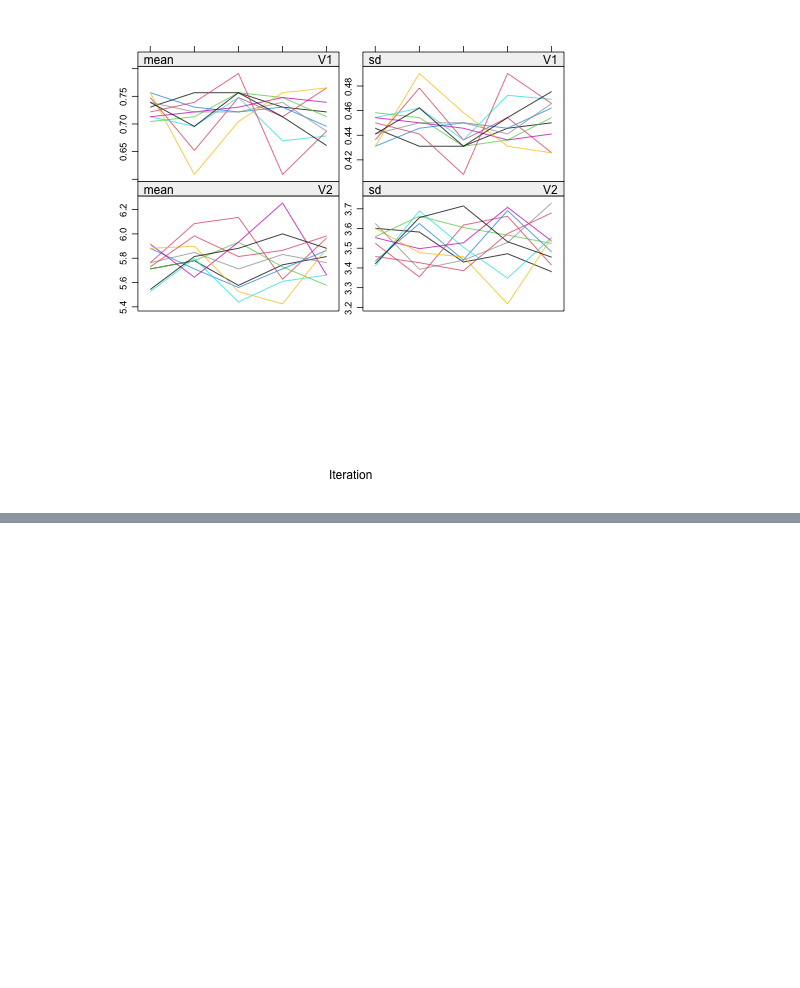
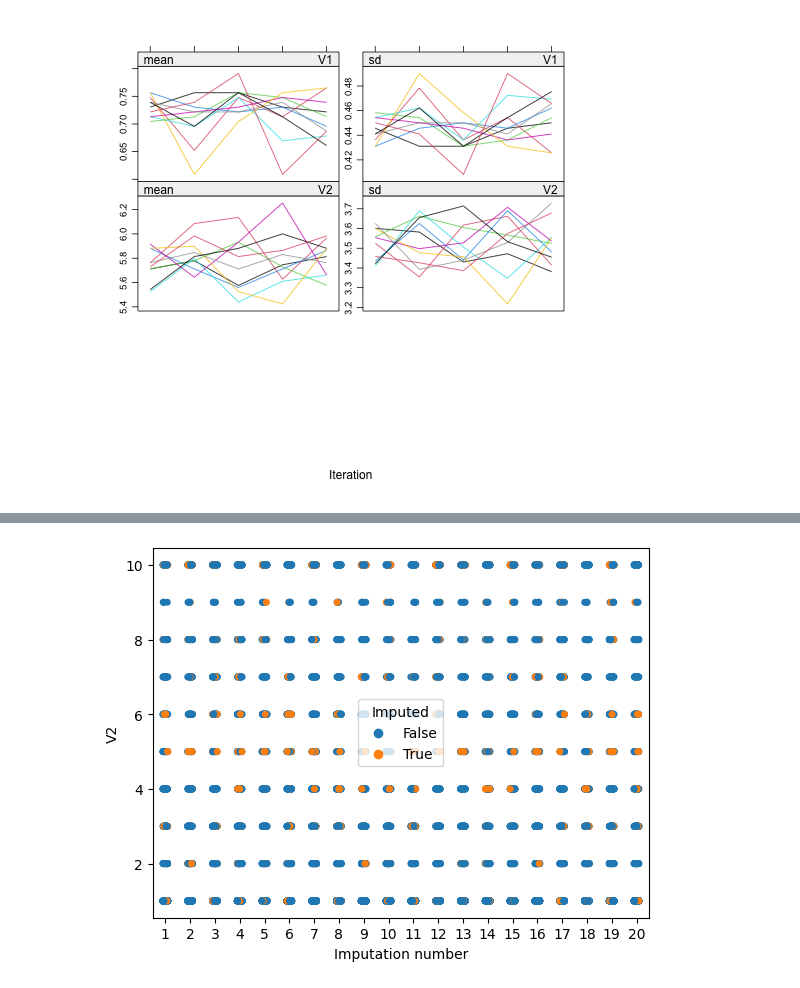
Before and after one commit to christianliman/mlds-research-project-2023, a Jupyter notebook: notebook/multiple-imputation/Validate MICE codes against R implementation.ipynb, the cells around one changed output, grey strips where cells are left out. Drawn from its saved outputs; the diff is of its cells as text; code cells hidden in the pictures; blank space fills up the shorter version.

```diff
--- a/notebook/multiple-imputation/Validate MICE codes against R implementation.ipynb
+++ b/notebook/multiple-imputation/Validate MICE codes against R implementation.ipynb
@@ -1098,0 +1235,5 @@ display(Image(filename="../../results/figures/testfig_{}.png".format(curdate)))
+# %%
+# Generate strip plot of imputed data (Python)
+_ = plotImputedData(impres1, "V2")
+# %% [output]
+[figure, added]
```
Also changed, not shown: parts of 42 cells of this notebook.
